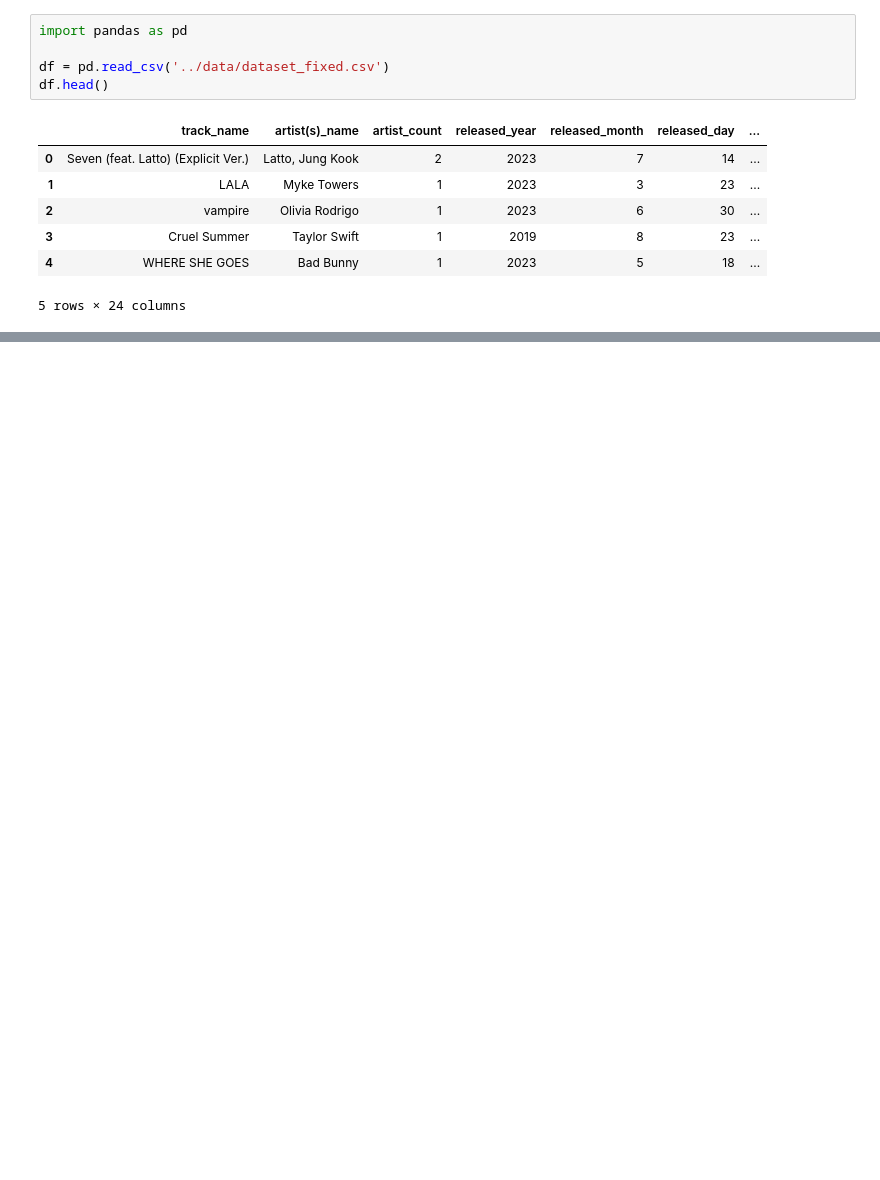
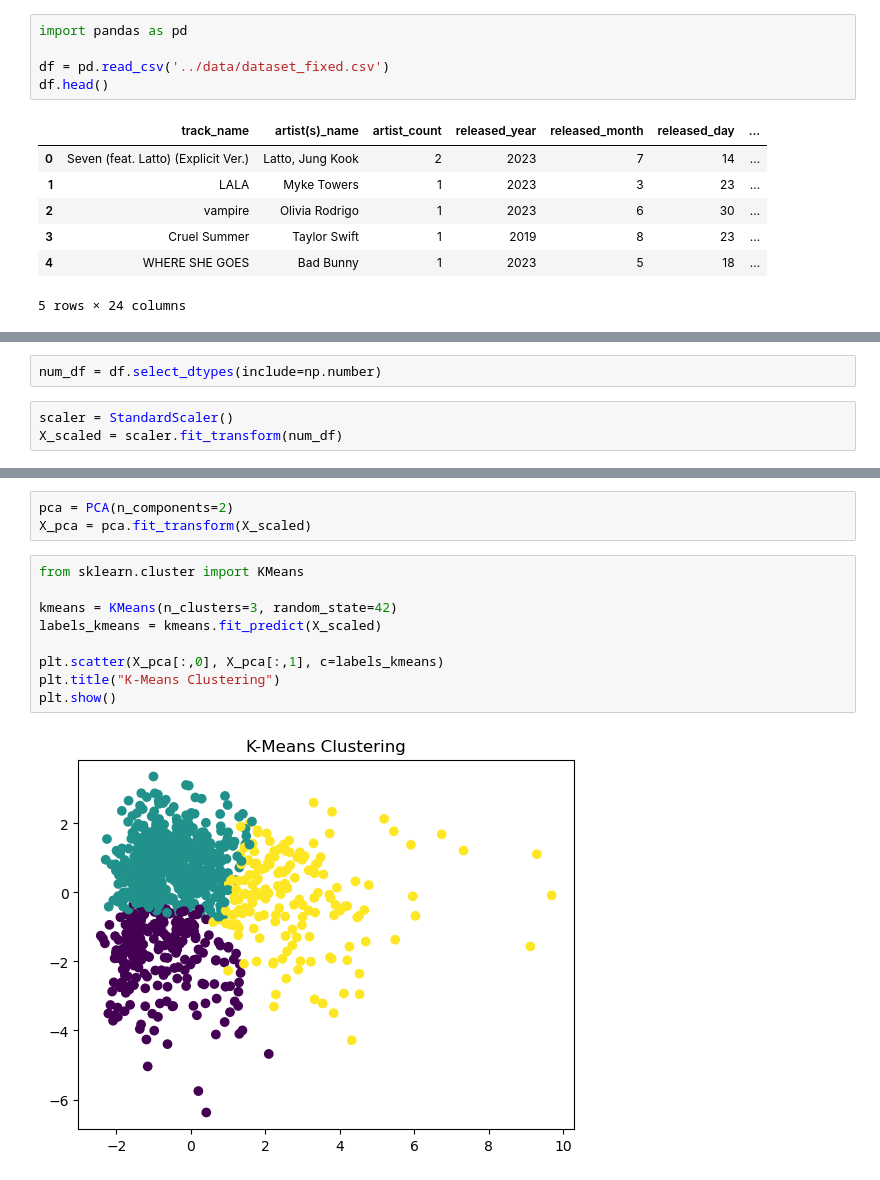
Before and after one commit to dwarakesh1611-droid/Unsupervised-ML-Project, a Jupyter notebook: notebooks/unsupervised_model.ipynb, the cells around one changed output, grey strips where cells are left out. Cells and saved outputs as stored; diff of their text form; blank space fills up the shorter version.

```diff
--- a/notebooks/unsupervised_model.ipynb
+++ b/notebooks/unsupervised_model.ipynb
@@ -13,0 +22,5 @@ df.head()
+# %%
+num_df = df.select_dtypes(include=np.number)
+# %%
+scaler = StandardScaler()
+X_scaled = scaler.fit_transform(num_df)
@@ -13,0 +36,14 @@ df.head()
+# %%
+pca = PCA(n_components=2)
+X_pca = pca.fit_transform(X_scaled)
+# %%
+from sklearn.cluster import KMeans
+
+kmeans = KMeans(n_clusters=3, random_state=42)
+labels_kmeans = kmeans.fit_predict(X_scaled)
+
+plt.scatter(X_pca[:,0], X_pca[:,1], c=labels_kmeans)
+plt.title("K-Means Clustering")
+plt.show()
+# %% [output]
+[figure, added]
```
Also changed, not shown: parts of 8 cells of this notebook.
